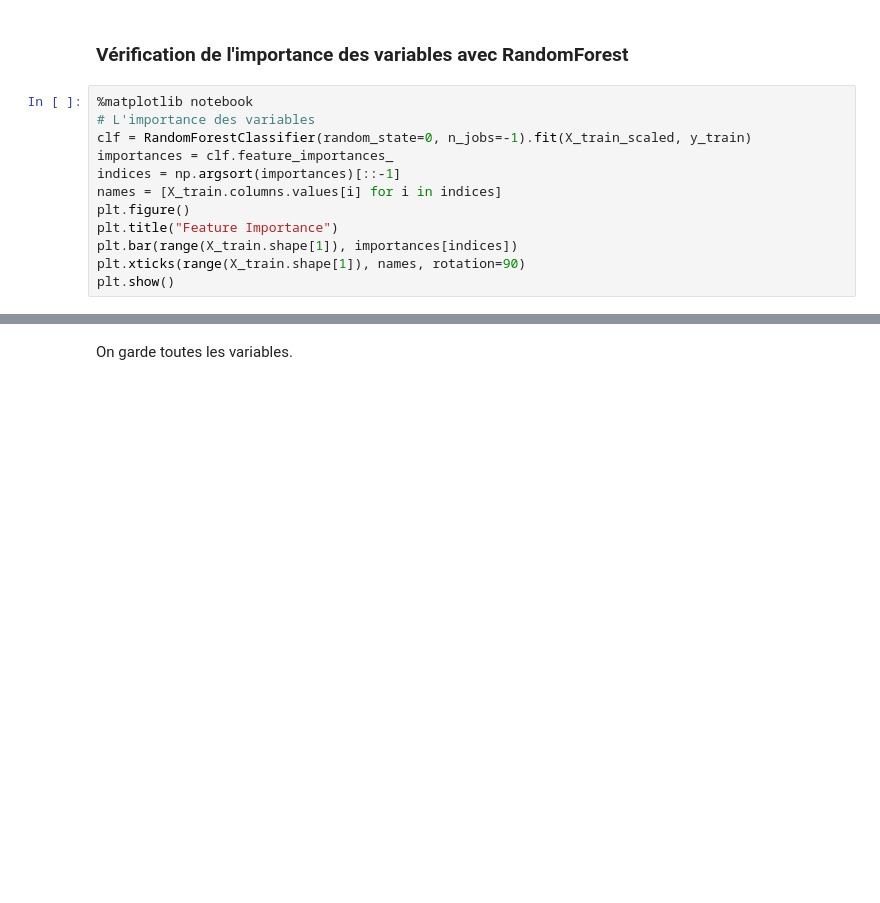
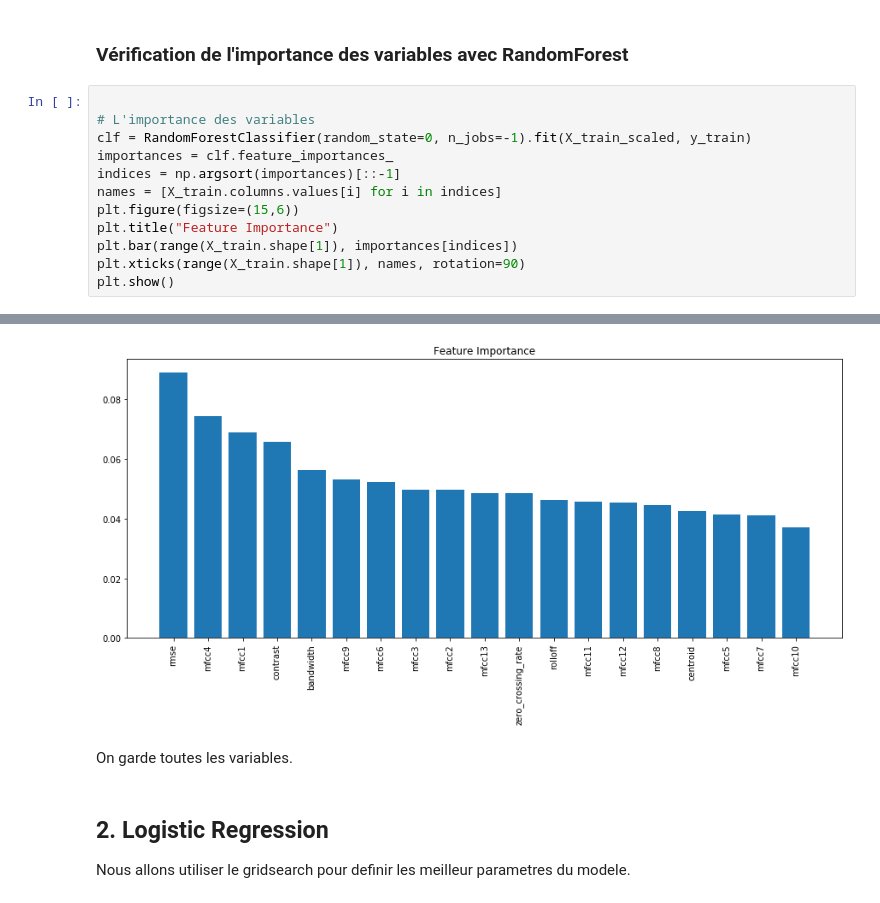
Before and after one commit to abdoulsn/music_gender_recognition, a Jupyter notebook: codes/music_genre.ipynb, the cells around one changed output, grey strips where cells are left out. Drawn from its saved outputs; the diff is of its cells as text; blank space fills up the shorter version.

```diff
--- a/codes/music_genre.ipynb
+++ b/codes/music_genre.ipynb
@@ -214,13 +223,13 @@ X_test_scaled = scaler.transform(X_test)
 # %% [markdown]
 ### Vérification de l'importance des variables avec RandomForest
 # %%
-%matplotlib notebook
+
 # L'importance des variables
 clf = RandomForestClassifier(random_state=0, n_jobs=-1).fit(X_train_scaled, y_train)
 importances = clf.feature_importances_
 indices = np.argsort(importances)[::-1]
 names = [X_train.columns.values[i] for i in indices]
-plt.figure()
+plt.figure(figsize=(15,6))
 plt.title("Feature Importance")
 plt.bar(range(X_train.shape[1]), importances[indices])
 plt.xticks(range(X_train.shape[1]), names, rotation=90)
@@ -231,2 +238,6 @@ plt.show()
+[figure, added]
 # %% [markdown]
 On garde toutes les variables.
+# %% [markdown]
+## 2. Logistic Regression
+Nous allons utiliser le gridsearch pour definir les meilleur parametres du modele.
```
Also changed, not shown: parts of 31 cells of this notebook, 1 other file.
